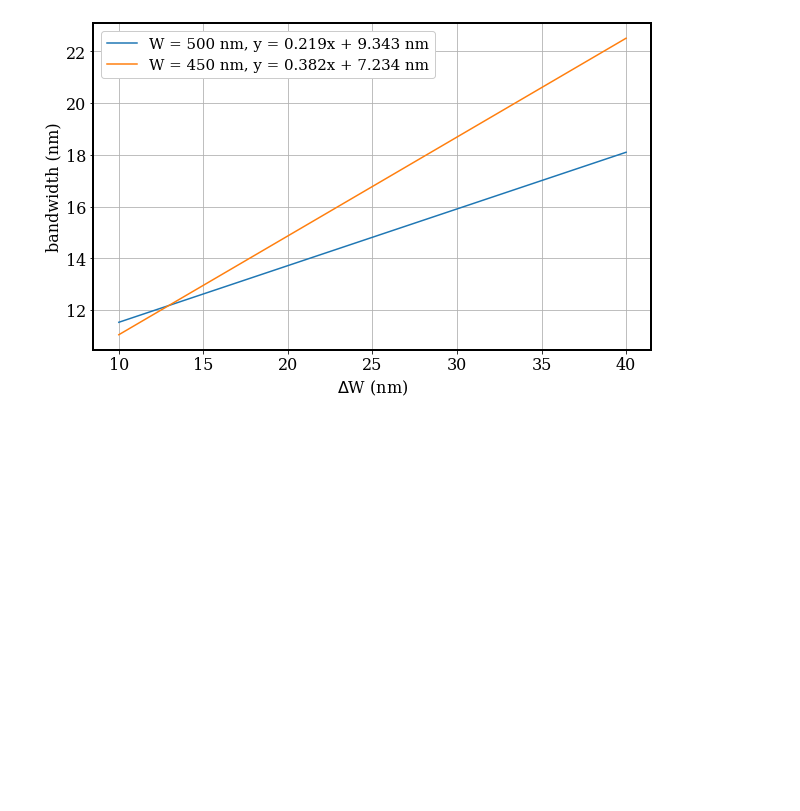
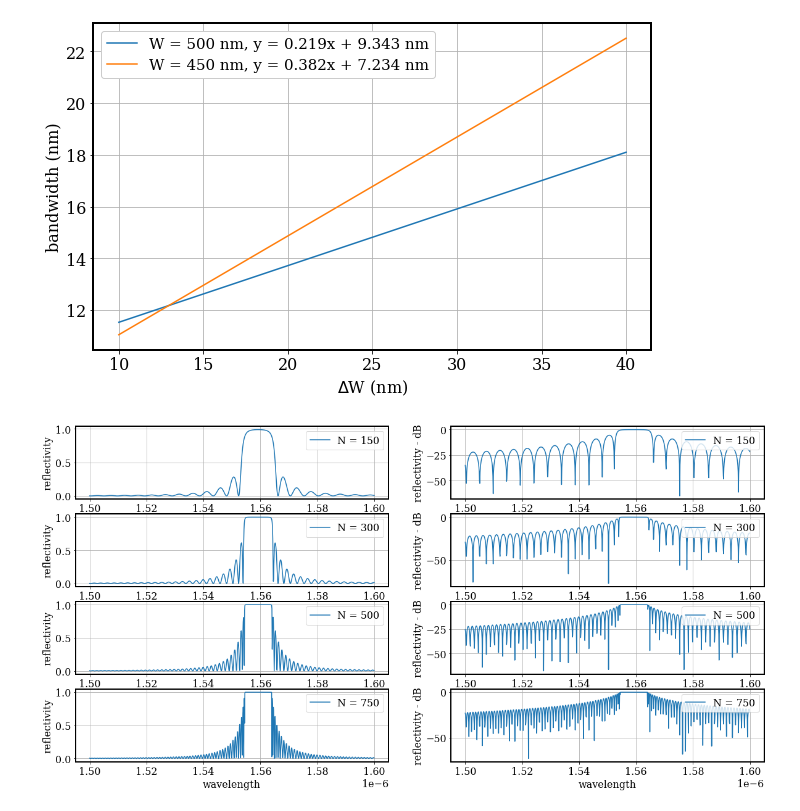
Before and after one commit to moisesoliveira08/BragGrating, a Jupyter notebook: Documentation/device.ipynb, the cells around one changed output. Saved outputs shown, nothing was run; the diff lists cells and outputs as text; code cells hidden in the pictures; blank space fills up the shorter version.

```diff
--- a/Documentation/device.ipynb
+++ b/Documentation/device.ipynb
@@ -482,0 +490,39 @@ plt.legend(loc = 'upper left', framealpha = 1, fontsize = 15)
+# %%
+mode.switchtolayout()
+mode.select('EME')
+mode.set('periods',np.transpose([1, 250, 1]))
+#mode.set("group spans", np.transpose([0.25e-6, period/2,period/2,0.25e-6]))
+
+N = [150, 300, 500, 750]
+s11 = np.zeros((len(N), 1000))
+
+for i in range(len(N)):
+    mode.switchtolayout()
+    mode.select('EME')
+    mode.set('periods',np.transpose([1, N[i], 1]))
+    mode.run()
+    mode.setemeanalysis("Wavelength sweep",1)
+    mode.setemeanalysis("start wavelength",1500e-9)
+    mode.setemeanalysis("stop wavelength",1600e-9)
+    mode.setemeanalysis("number of wavelength points",1000)
+    mode.emesweep('wavelength sweep')
+    S_parameters = mode.getemesweep("S_wavelength_sweep")
+    s11[i,:]= abs(S_parameters['s11']**2)
+    wavelength = S_parameters['wavelength']
+# %%
+figure, ax = plt.subplots(4, 2, figsize = (20, 10))
+plt.rc('font', **font)
+plt.rc('axes', linewidth=2)
+for i in range(4):
+    ax[i][0].plot(wavelength, s11[i,:], label = 'N = ' + str(N[i]))
+    ax[i][1].plot(wavelength, 10*np.log10(s11[i,:]), label = 'N = ' + str(N[i]))
+    ax[i][0].grid(True)
+    ax[i][1].grid(True)
+    ax[i][0].set_xlabel('wavelength')
+    ax[i][0].set_ylabel('reflectivity')
+    ax[i][1].set_xlabel('wavelength')
+    ax[i][1].set_ylabel('reflectivity - dB')
+    ax[i][0].legend(loc = 'upper right')
+    ax[i][1].legend(loc = 'upper right')
+# %% [output]
+[figure, added]
```
Also changed, not shown: parts of 1 cell of this notebook, 2 other files.
